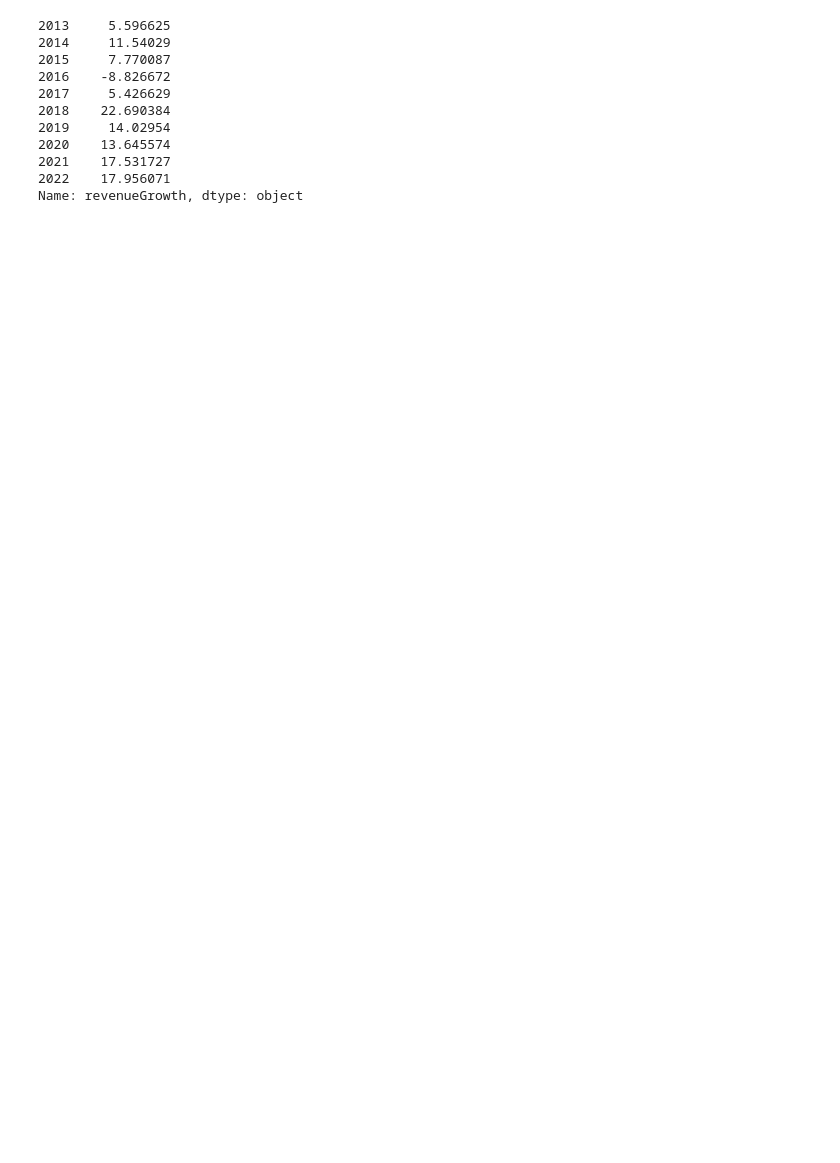
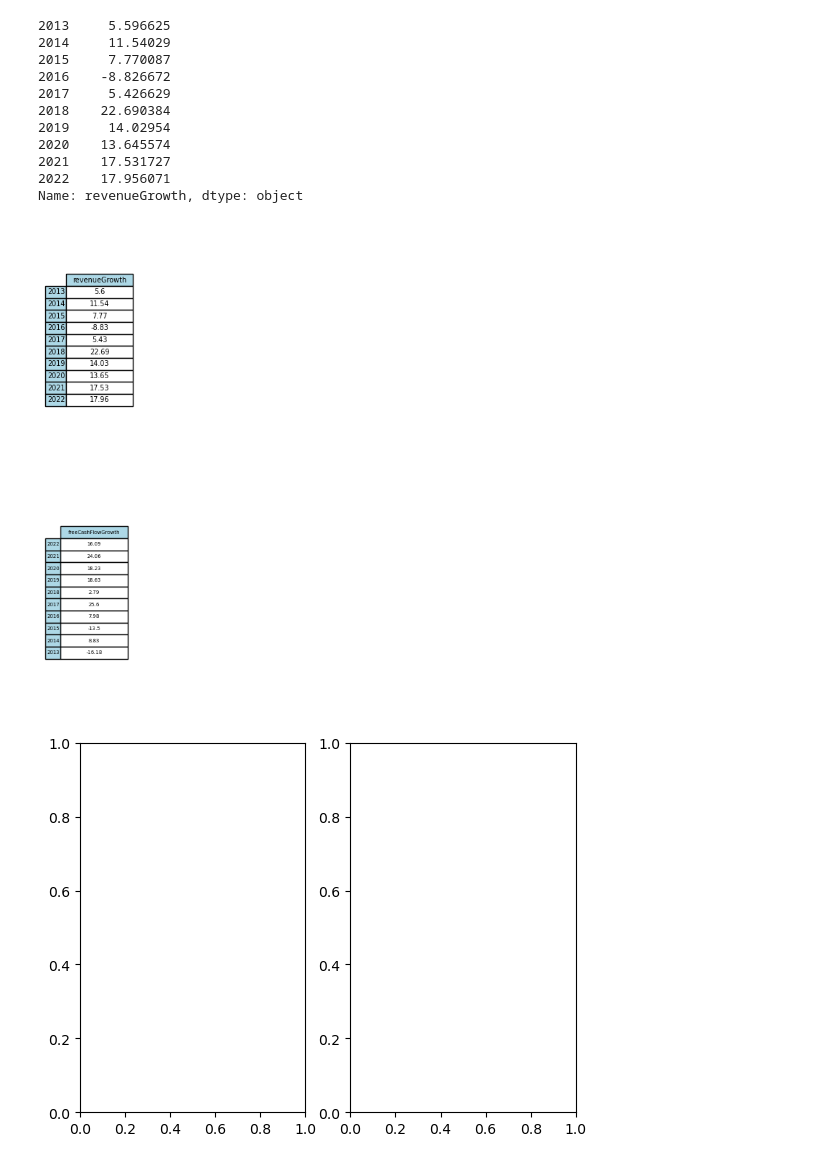
Before and after one commit to xitxat/FundamentalAnalysis, a Jupyter notebook: FA/Value01.ipynb, the cells around one changed output. Drawn from its saved outputs; the diff is of its cells as text; code cells hidden in the pictures; blank space fills up the shorter version.

```diff
--- a/FA/Value01.ipynb
+++ b/FA/Value01.ipynb
@@ -753,0 +767,44 @@ ax2 = fig.add_subplot(list_of_tables[1])
+# %%
+#define subplots
+# fig, ax = plt.subplots(2, 1, figsize=(10,7))
+# fig.tight_layout()
+
+
+
+fig, ax_RevG =plt.subplots(figsize=(12,4))
+
+ax_RevG.axis('tight')
+ax_RevG.axis('off')
+# ax.set_title("Table", fontsize=16, weight='bold')
+tbl_RevGrowth = ax_RevG.table(rowLabels=df_rg.index,
+                        rowColours =["lightblue"] * 10 ,
+                        colColours =["lightblue"] * 10 ,
+                        cellText=df_rg.values,
+                        cellLoc="center",
+                        colLabels=(  df_rg.columns),
+                        loc='left',
+                        colWidths=[0.1])
+
+
+fig, ax =plt.subplots(figsize=(12,4))
+
+ax.axis('tight')
+ax.axis('off')
+# ax.set_title("Table", fontsize=16, weight='bold')
+the_table = ax.table(rowLabels=df_fx.index,
+                        rowColours =["lightblue"] * 10 ,
+                        colColours =["lightblue"] * 10 ,
+                        cellText=df_fx.values,
+                        cellLoc="center",
+                        colLabels=(  df_fx.columns),
+                        loc='left',
+                        colWidths=[0.1])
+
+fig = plt.figure()
+
+ax1 = fig.add_subplot(121, )
+ax2 = fig.add_subplot(122)
+# %% [output]
+[figure, added]
+[figure, added]
+[figure, added]
```
Also changed, not shown: parts of 11 cells of this notebook.
